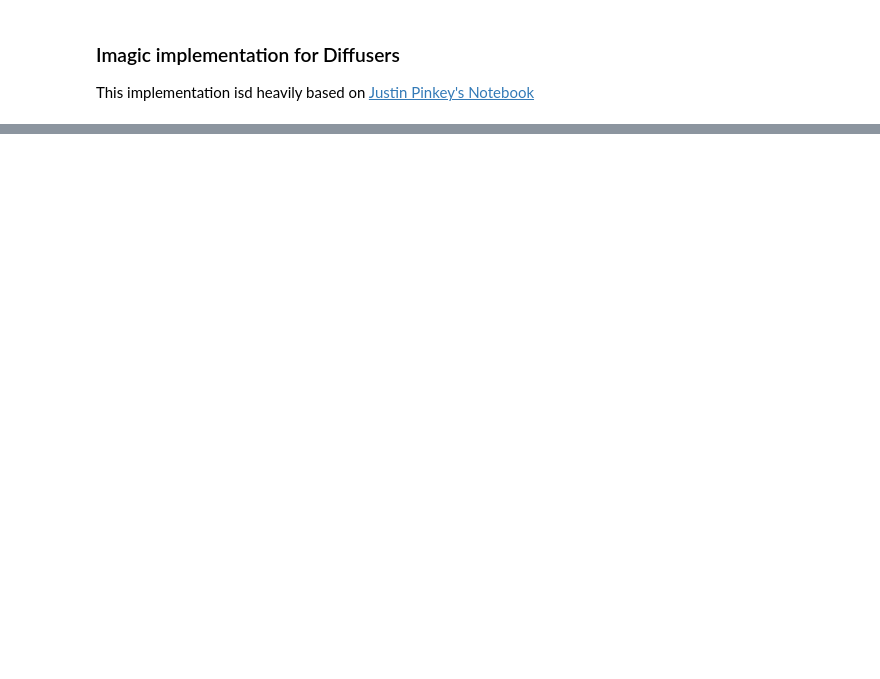
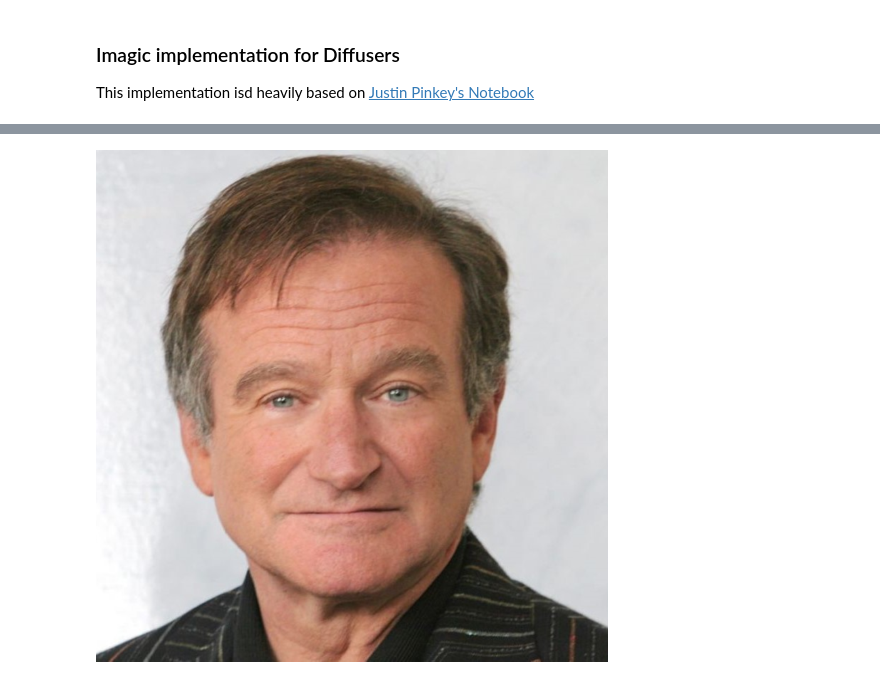
Before and after one commit to pvwoods/diffusion-experiments, a Jupyter notebook: imagic.ipynb, the cells around one changed output, grey strips where cells are left out. Cells and saved outputs as stored; diff of their text form; code cells hidden in the pictures; blank space fills up the shorter version.

```diff
--- a/imagic.ipynb
+++ b/imagic.ipynb
@@ -103,0 +113,5 @@ latent_to_image(init_image)
+# %%
+target_image = load_img('images/robin_williams.jpg').to(DEVICE).unsqueeze(0)
+_to_image(target_image)
+# %% [output]
+[figure, added]
```
Also changed, not shown: parts of 10 cells of this notebook.
